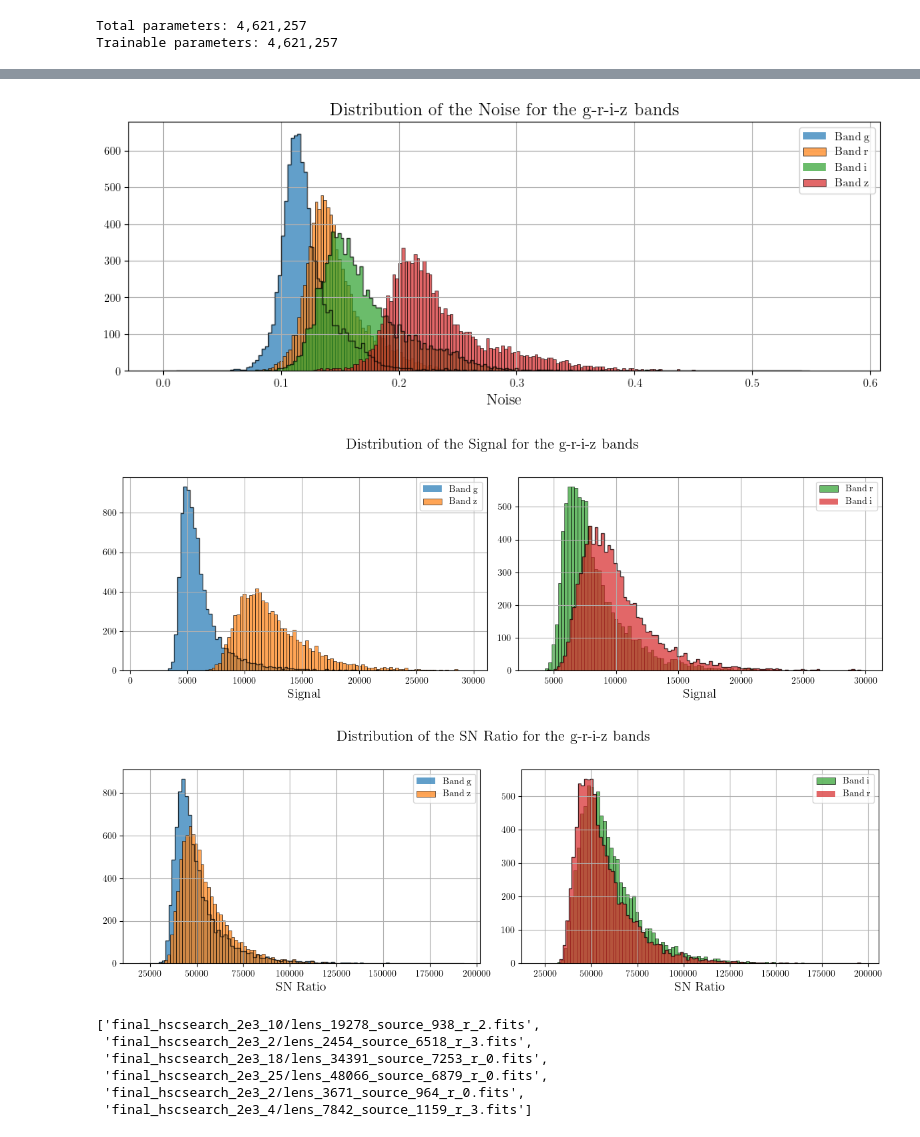
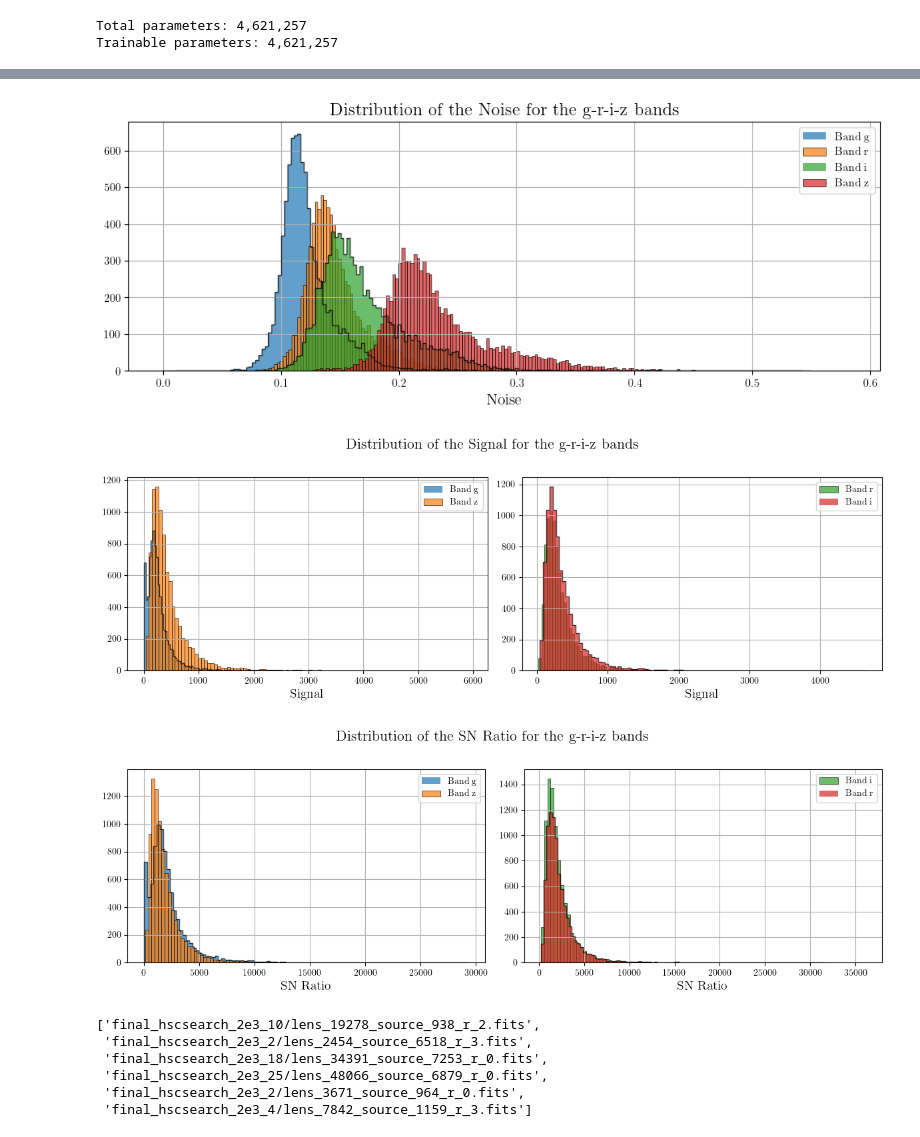
Before and after one commit to matthbatt/Deep-learning-gravitational-lensing, a Jupyter notebook: lensing_UNet_ResNet.ipynb, the cells around one changed output, grey strips where cells are left out. Saved outputs shown, nothing was run; the diff lists cells and outputs as text; code cells hidden in the pictures.

```diff
--- a/lensing_UNet_ResNet.ipynb
+++ b/lensing_UNet_ResNet.ipynb
@@ -131,7 +131,7 @@ model = model.to(device)
 optimizer = optim.Adam(model.parameters(), lr=1e-5)
 
 # checkpoint = torch.load(f"{model.model_name}_20.pth", map_location=device)
-checkpoint = torch.load(f"{model.model_name}_18.pth", map_location=device)
+checkpoint = torch.load(f"{model.model_name}_16.pth", map_location=device)
 
 model.load_state_dict(checkpoint["model"])
 optimizer.load_state_dict(checkpoint["optimizer"])
@@ -262,60 +303,59 @@ plt.show()
 
 fig, axis = plt.subplots(1,2, figsize = (12,4))
 ax = axis[0]
-# [Signal_t[:,0] < 1500]
-ax.hist(Signal_t[:,0][Signal_t[:,0] < 30000], bins=100, alpha=0.7, label = f'Band {bandes[0]}')
-ax.hist(Signal_t[:,0][Signal_t[:,0] < 30000], bins=100, alpha=0.7, histtype='step', linewidth = 1, color = 'black')
+ax.hist(Signal_t[:,0][Signal_t[:,0] < 1500], bins=100, alpha=0.7, label = f'Band {bandes[0]}')
+ax.hist(Signal_t[:,0][Signal_t[:,0] < 1500], bins=100, alpha=0.7, histtype='step', linewidth = 1, color = 'black')
 
-ax.hist(Signal_t[:,3][Signal_t[:,3] < 30000], bins= 100, label = f'Band {bandes[3]}', alpha = 0.7, edgecolor = 'black', linewidth = 0.6)
+ax.hist(Signal_t[:,3][Signal_t[:,3] < 1500], bins= 100, label = f'Band {bandes[3]}', alpha = 0.7, edgecolor = 'black', linewidth = 0.6)
 ax.grid(True)
 ax.set_xlabel('Signal', fontsize=14)
 ax.legend()
 
 ax = axis[1]
 
-ax.hist(Signal_t[:,1][Signal_t[:,1] < 30000], bins= 100, color = '#2ca02c', label = f'Band {bandes[1]}', alpha = 0.7, edgecolor = 'black', linewidth = 0.6)
+ax.hist(Signal_t[:,1][Signal_t[:,1] < 1500], bins= 100, color = '#2ca02c', label = f'Band {bandes[1]}', alpha = 0.7, edgecolor = 'black', linewidth = 0.6)
 
-ax.hist(Signal_t[:,2][Signal_t[:,2] < 30000],color = '#d62728', bins=100, alpha=0.7, label = f'Band {bandes[2]}')
-ax.hist(Signal_t[:,2][Signal_t[:,2] < 30000], bins=100, alpha=0.7, histtype='step', linewidth = 1, color = 'black')
+ax.hist(Signal_t[:,2][Signal_t[:,2] < 1500],color = '#d62728', bins=100, alpha=0.7, label = f'Band {bandes[2]}')
+ax.hist(Signal_t[:,2][Signal_t[:,2] < 1500], bins=100, alpha=0.7, histtype='step', linewidth = 1, color = 'black')
 
 
 ax.grid(True)
 ax.set_xlabel('Signal',fontsize=14)
 ax.legend()
 
 fig.suptitle("Distribution of the Signal for the g-r-i-z bands",
              fontsize=16, y=1.02)
 plt.tight_layout()
 # plt.savefig("/net/CLUSTER/VAULT/users/mbatt/gravitational_lensing/plots/sn_ratio.png", dpi=300, bbox_inches="tight")
 plt.show()
 
 fig, axis = plt.subplots(1,2, figsize = (12,4))
 ax = axis[0]
-ax.hist(Ratio_t[:,0][Ratio_t[:,0] < 200000], bins=100, alpha=0.7, label = f'Band {bandes[0]}')
-ax.hist(Ratio_t[:,0][Ratio_t[:,0] < 200000], bins=100, alpha=0.7, histtype='step', linewidth = 1, color = 'black')
-ax.hist(Ratio_t[:,3][Ratio_t[:,3] < 200000], bins= 100, label = f'Band {bandes[3]}', alpha = 0.7, edgecolor = 'black', linewidth = 0.6)
+ax.hist(Ratio_t[:,0][Ratio_t[:,0] < 10000], bins=100, alpha=0.7, label = f'Band {bandes[0]}')
+ax.hist(Ratio_t[:,0][Ratio_t[:,0] < 10000], bins=100, alpha=0.7, histtype='step', linewidth = 1, color = 'black')
+ax.hist(Ratio_t[:,3][Ratio_t[:,3] < 10000], bins= 100, label = f'Band {bandes[3]}', alpha = 0.7, edgecolor = 'black', linewidth = 0.6)
 ax.grid(True)
 ax.set_xlabel('SN Ratio', fontsize=14)
 ax.legend()
 
 ax = axis[1]
-ax.hist(Ratio_t[:,2][Ratio_t[:,2] < 200000], bins= 100, color = '#2ca02c', label = f'Band {bandes[2]}', alpha = 0.7, edgecolor = 'black', linewidth = 0.6)
+ax.hist(Ratio_t[:,2][Ratio_t[:,2] < 10000], bins= 100, color = '#2ca02c', label = f'Band {bandes[2]}', alpha = 0.7, edgecolor = 'black', linewidth = 0.6)
 
-ax.hist(Ratio_t[:,1][Ratio_t[:,1] < 200000],color = '#d62728', bins=100, alpha=0.7, label = f'Band {bandes[1]}')
-ax.hist(Ratio_t[:,1][Ratio_t[:,1] < 200000], bins=100, alpha=0.7, histtype='step', linewidth = 1, color = 'black')
+ax.hist(Ratio_t[:,1][Ratio_t[:,1] < 10000],color = '#d62728', bins=100, alpha=0.7, label = f'Band {bandes[1]}')
+ax.hist(Ratio_t[:,1][Ratio_t[:,1] < 10000], bins=100, alpha=0.7, histtype='step', linewidth = 1, color = 'black')
 ax.grid(True)
 ax.set_xlabel('SN Ratio',fontsize=14)
 ax.legend()
 
 fig.suptitle("Distribution of the SN Ratio for the g-r-i-z bands",
              fontsize=16, y=1.02)
 plt.tight_layout()
 # plt.savefig("/net/CLUSTER/VAULT/users/mbatt/gravitational_lensing/plots/sn_ratio.png", dpi=300, bbox_inches="tight")
 plt.show()
 # %% [output]
 [figure]
-[figure, old version]
+[figure, new version]
-[figure, old version]
+[figure, new version]
 # %%
 from skimage.metrics import structural_similarity as ssim
 
```
Also changed, not shown: parts of 8 cells of this notebook, 4 other files.
